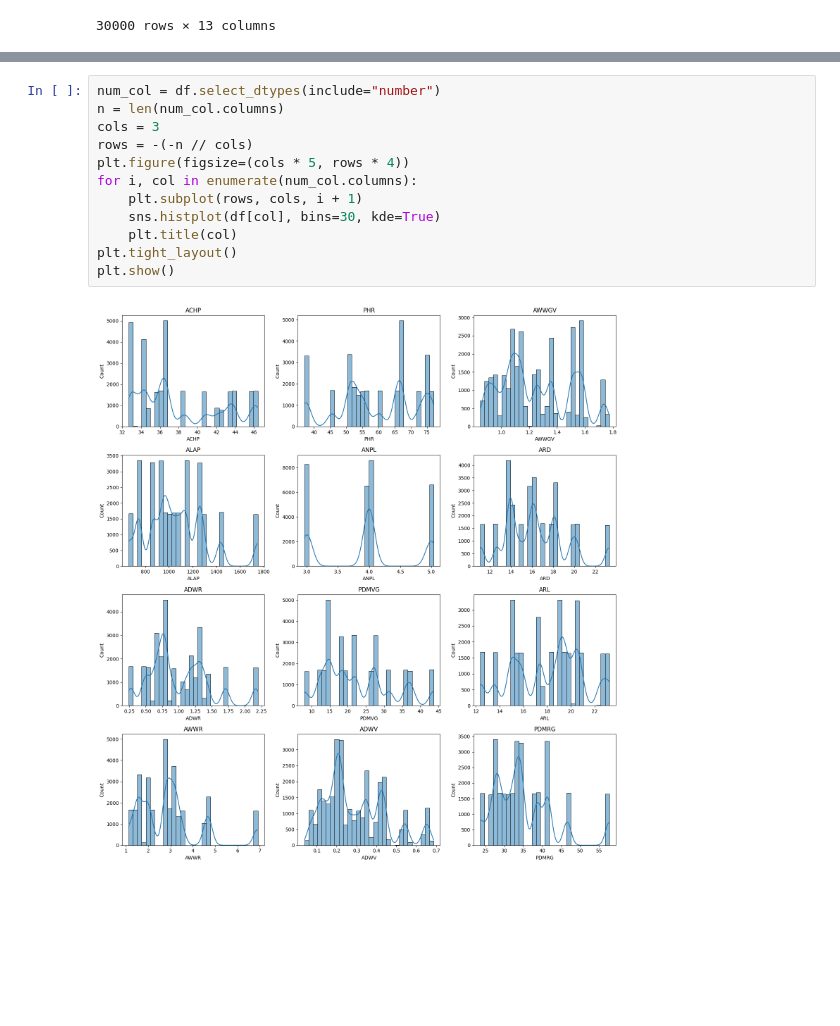
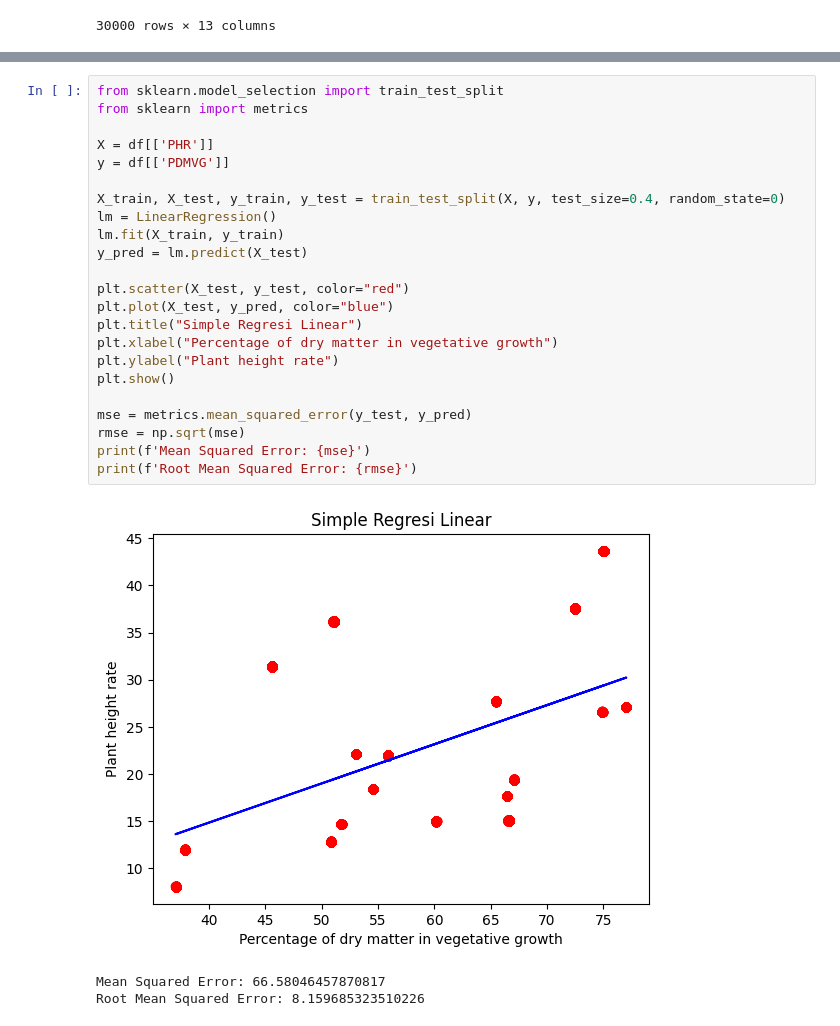
Before and after one commit to Ar1sk/Portfolio, a Jupyter notebook: Greenhouse.ipynb, the cells around one changed output, grey strips where cells are left out. Cells and saved outputs as stored; diff of their text form; blank space fills up the shorter version.

```diff
--- a/Greenhouse.ipynb
+++ b/Greenhouse.ipynb
@@ -93,14 +132,27 @@ Passing `palette` without assigning `hue` is deprecated and will be removed in v
 # %%
-num_col = df.select_dtypes(include="number")
-n = len(num_col.columns)
-cols = 3
-rows = -(-n // cols)
-plt.figure(figsize=(cols * 5, rows * 4))
-for i, col in enumerate(num_col.columns):
-    plt.subplot(rows, cols, i + 1)
-    sns.histplot(df[col], bins=30, kde=True)
-    plt.title(col)
-plt.tight_layout()
+from sklearn.model_selection import train_test_split
+from sklearn import metrics
+
+X = df[['PHR']]
+y = df[['PDMVG']]
+
+X_train, X_test, y_train, y_test = train_test_split(X, y, test_size=0.4, random_state=0)
+lm = LinearRegression()
+lm.fit(X_train, y_train)
+y_pred = lm.predict(X_test)
+
+plt.scatter(X_test, y_test, color="red")
+plt.plot(X_test, y_pred, color="blue")
+plt.title("Simple Regresi Linear")
+plt.xlabel("Percentage of dry matter in vegetative growth")
+plt.ylabel("Plant height rate")
 plt.show()
+
+mse = metrics.mean_squared_error(y_test, y_pred)
+rmse = np.sqrt(mse)
+print(f'Mean Squared Error: {mse}')
+print(f'Root Mean Squared Error: {rmse}')
 # %% [output]
-[figure, old version]
+[figure, new version]
+Mean Squared Error: 66.58046457870817
+Root Mean Squared Error: 8.159685323510226
```
Also changed, not shown: parts of 7 cells of this notebook.
